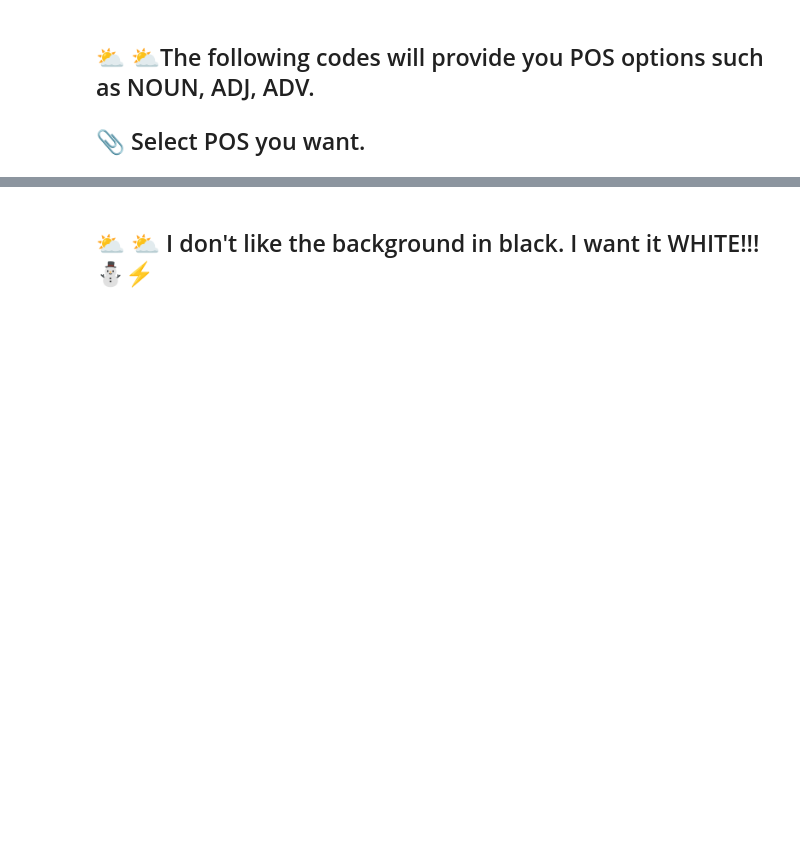
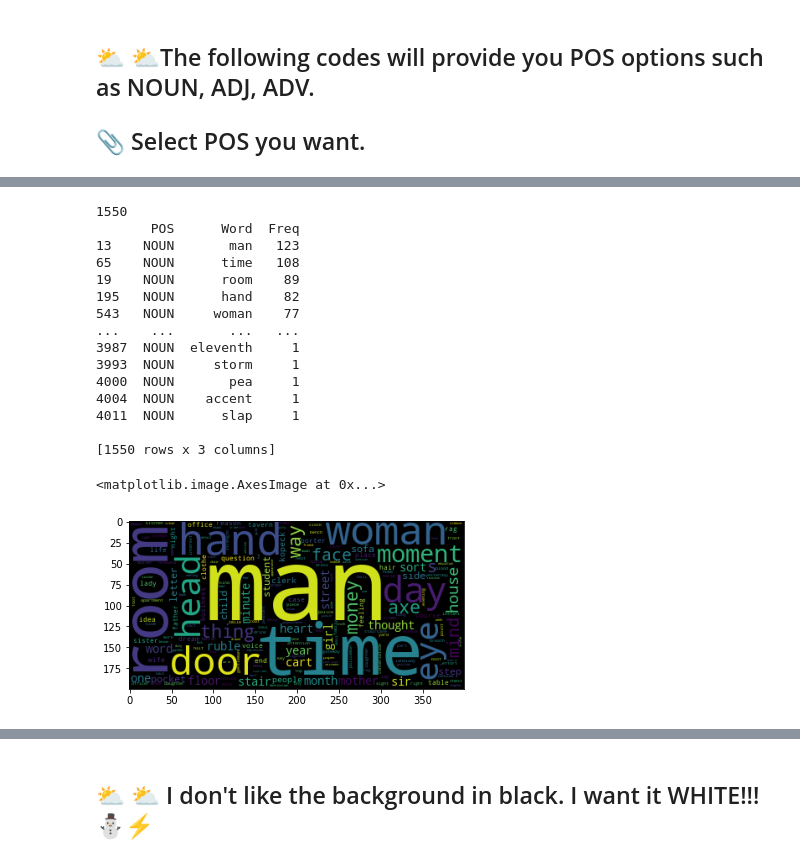
Before and after one commit to ms624atyale/Scratch, a Jupyter notebook: WordCloud_ModifiedfromMK316.ipynb, the cells around one changed output, grey strips where cells are left out. Drawn from its saved outputs; the diff is of its cells as text; code cells hidden in the pictures; blank space fills up the shorter version.

```diff
--- a/WordCloud_ModifiedfromMK316.ipynb
+++ b/WordCloud_ModifiedfromMK316.ipynb
@@ -140,3 +186,46 @@ plt.imshow(wc)
+# %%
+#@markdown 📌 Wordcloud by POS:
+
+pos = "NOUN" #@param = ["VERB","NOUN","ADJ","ADV"]
+df1 = df[df["POS"] == pos]; print(len(df1))
+
+# as list
+freq1 = list(df1["Freq"])
+txt1 = list(df1["Word"])
+
+# Repeat words by Freq
+import numpy as np
+# x = np.array(txt1)
+y = np.repeat(txt1, freq1, axis=0)
+y = list(y)
+
+txt2 = ' '.join(y)
+
+print(df[df["POS"] == pos])
+from wordcloud import WordCloud, STOPWORDS
+import matplotlib.pyplot as plt
+
+# Collocations = False (otherwise, Wordcloud takes 'light light' as a collocation and add it on the wordcloud )
+wc = WordCloud(collocations = False).generate(str(txt2))
+plt.imshow(wc)
+# %% [output]
+1550
+       POS      Word  Freq
+13    NOUN       man   123
+65    NOUN      time   108
+19    NOUN      room    89
+195   NOUN      hand    82
+543   NOUN     woman    77
+...    ...       ...   ...
+3987  NOUN  eleventh     1
+3993  NOUN     storm     1
+4000  NOUN       pea     1
+4004  NOUN    accent     1
+4011  NOUN      slap     1
+
+[1550 rows x 3 columns]
+<matplotlib.image.AxesImage at 0x...>
+[figure, added]
 # %%
 #@markdown 📌 Wordcloud by POS:
 
```
Also changed, not shown: parts of 7 cells of this notebook.
